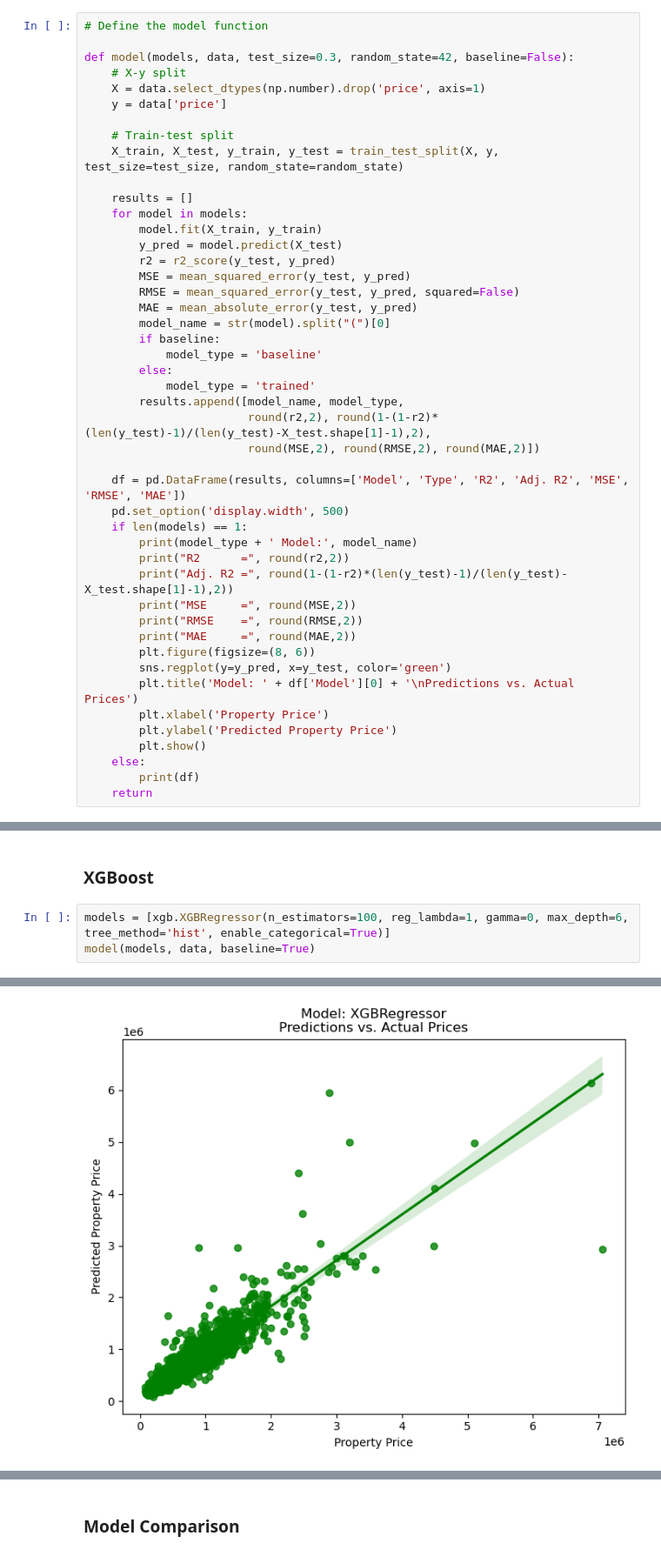
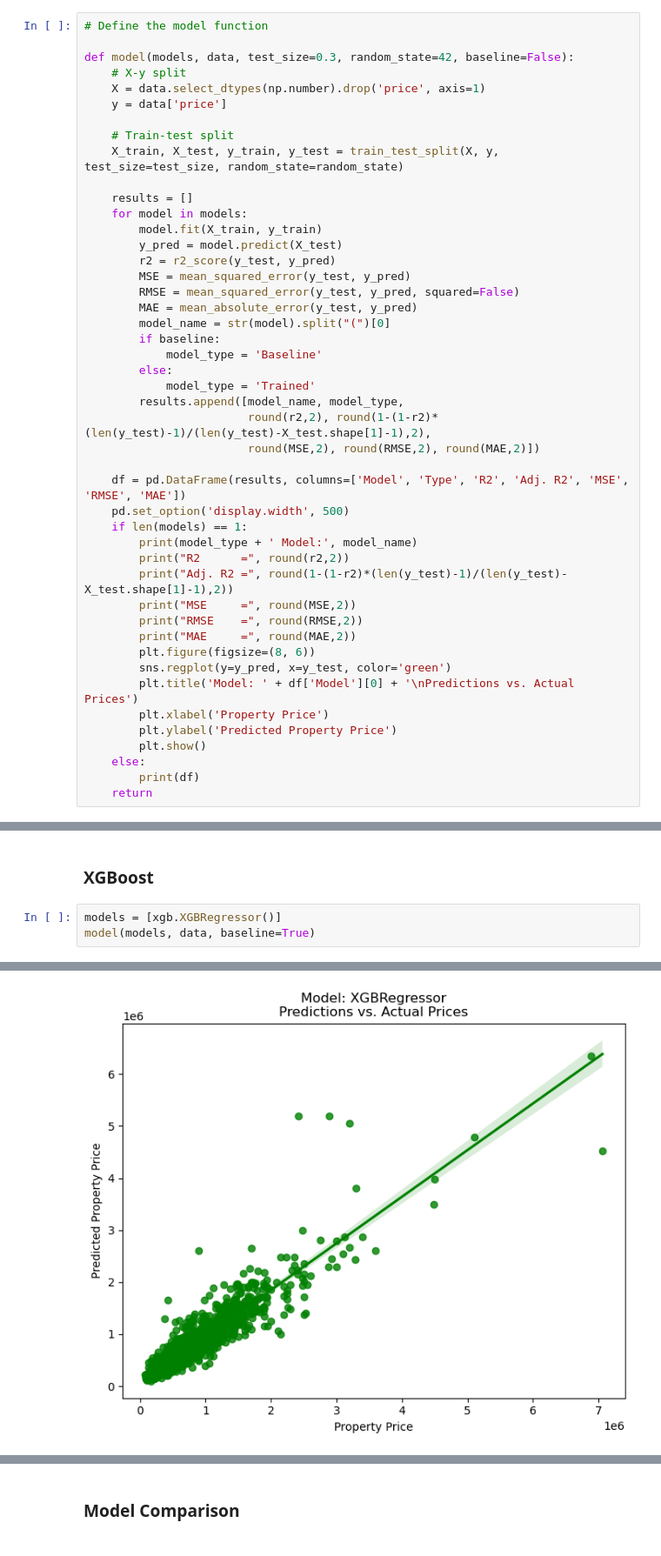
Before and after one commit to Yinguin/data_mid_bootcamp_project_regression, a Jupyter notebook: mid-bootcamp-project-regression_wy.ipynb, the cells around one changed output, grey strips where cells are left out. Shown at 87% size. Saved outputs shown, nothing was run; the diff lists cells and outputs as text.

Commit message:
model done

```diff
--- a/mid-bootcamp-project-regression_wy.ipynb
+++ b/mid-bootcamp-project-regression_wy.ipynb
@@ -230,9 +230,9 @@ def model(models, data, test_size=0.3, random_state=42, baseline=False):
         MAE = mean_absolute_error(y_test, y_pred)
         model_name = str(model).split("(")[0]
         if baseline:
-            model_type = 'baseline'
+            model_type = 'Baseline'
         else:
-            model_type = 'trained'
+            model_type = 'Trained'
         results.append([model_name, model_type,
                         round(r2,2), round(1-(1-r2)*(len(y_test)-1)/(len(y_test)-X_test.shape[1]-1),2),
                         round(MSE,2), round(RMSE,2), round(MAE,2)])
@@ -355,6 +359,6 @@ MAE     = 153236.34
 # %% [markdown]
 ### XGBoost
 # %%
-models = [xgb.XGBRegressor(n_estimators=100, reg_lambda=1, gamma=0, max_depth=6, tree_method='hist', enable_categorical=True)]
+models = [xgb.XGBRegressor()]
 model(models, data, baseline=True)
 # %% [output]
@@ -367,2 +371,2 @@ MAE     = 68237.0
-[figure, old version]
+[figure, new version]
 # %%
```
Also changed, not shown: parts of 49 cells of this notebook, 1 other file.
